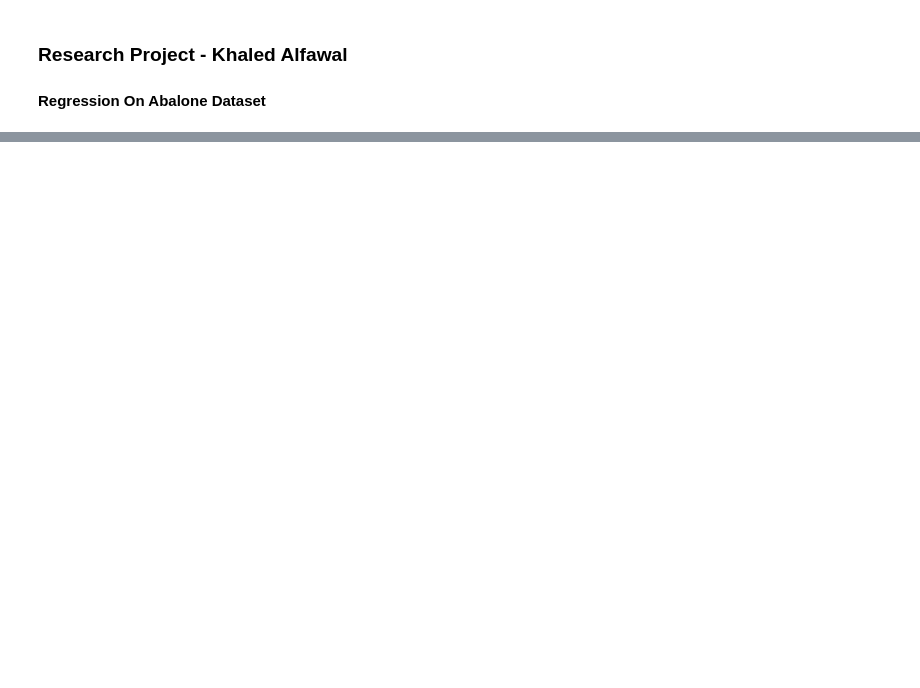
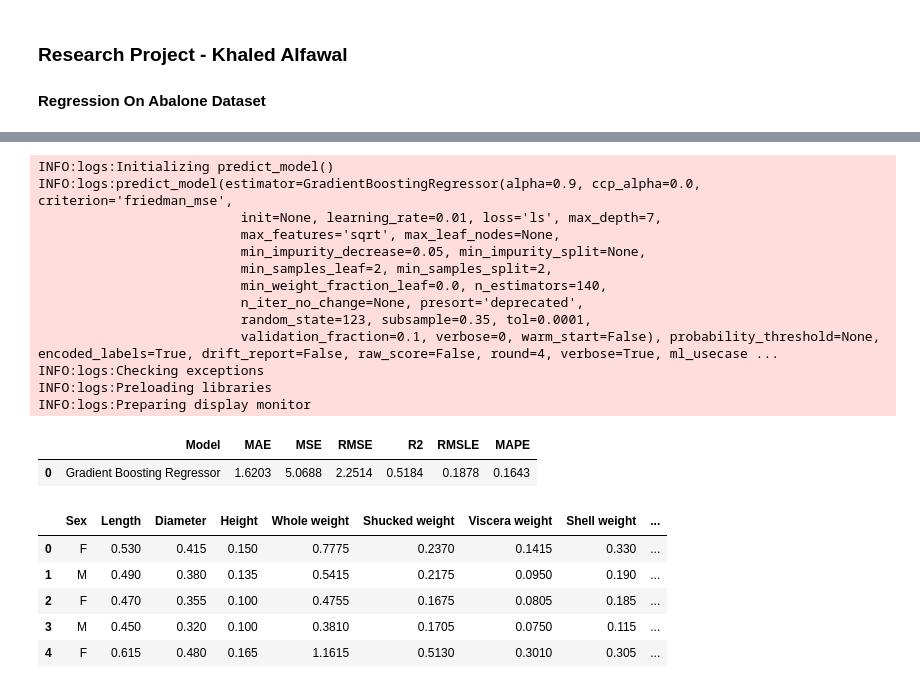
Before and after one commit to khalidfawal/AI-Final-Project, a Jupyter notebook: Abalone_Regression.ipynb, the cells around one changed output, grey strips where cells are left out. Saved outputs shown, nothing was run; the diff lists cells and outputs as text; code cells hidden in the pictures; blank space fills up the shorter version.

```diff
--- a/Abalone_Regression.ipynb
+++ b/Abalone_Regression.ipynb
@@ -73,4 +310,26 @@ final_gbr = finalize_model(tuned_gbr)
 # %%
 # Checking with unseen data
-unseen_predictions = predict_model(final_lightgbm, data=data_unseen)
+unseen_predictions = predict_model(final_gbr, data=data_unseen)
 unseen_predictions.head()
+# %% [output]
+INFO:logs:Initializing predict_model()
+INFO:logs:predict_model(estimator=GradientBoostingRegressor(alpha=0.9, ccp_alpha=0.0, criterion='friedman_mse',
+                          init=None, learning_rate=0.01, loss='ls', max_depth=7,
+                          max_features='sqrt', max_leaf_nodes=None,
+                          min_impurity_decrease=0.05, min_impurity_split=None,
+                          min_samples_leaf=2, min_samples_split=2,
+                          min_weight_fraction_leaf=0.0, n_estimators=140,
+                          n_iter_no_change=None, presort='deprecated',
+                          random_state=123, subsample=0.35, tol=0.0001,
+                          validation_fraction=0.1, verbose=0, warm_start=False), probability_threshold=None, encoded_labels=True, drift_report=False, raw_score=False, round=4, verbose=True, ml_usecase ...
+INFO:logs:Checking exceptions
+INFO:logs:Preloading libraries
+INFO:logs:Preparing display monitor
+|  | Model | MAE | MSE | RMSE | R2 | RMSLE | MAPE |
+| 0 | Gradient Boosting Regressor | 1.6203 | 5.0688 | 2.2514 | 0.5184 | 0.1878 | 0.1643 |
+|  | Sex | Length | Diameter | Height | Whole weight | Shucked weight | Viscera weight | Shell weight | ... |
+| 0 | F | 0.530 | 0.415 | 0.150 | 0.7775 | 0.2370 | 0.1415 | 0.330 | ... |
+| 1 | M | 0.490 | 0.380 | 0.135 | 0.5415 | 0.2175 | 0.0950 | 0.190 | ... |
+| 2 | F | 0.470 | 0.355 | 0.100 | 0.4755 | 0.1675 | 0.0805 | 0.185 | ... |
+| 3 | M | 0.450 | 0.320 | 0.100 | 0.3810 | 0.1705 | 0.0750 | 0.115 | ... |
+| 4 | F | 0.615 | 0.480 | 0.165 | 1.1615 | 0.5130 | 0.3010 | 0.305 | ... |
```
Also changed, not shown: parts of 13 cells of this notebook.
